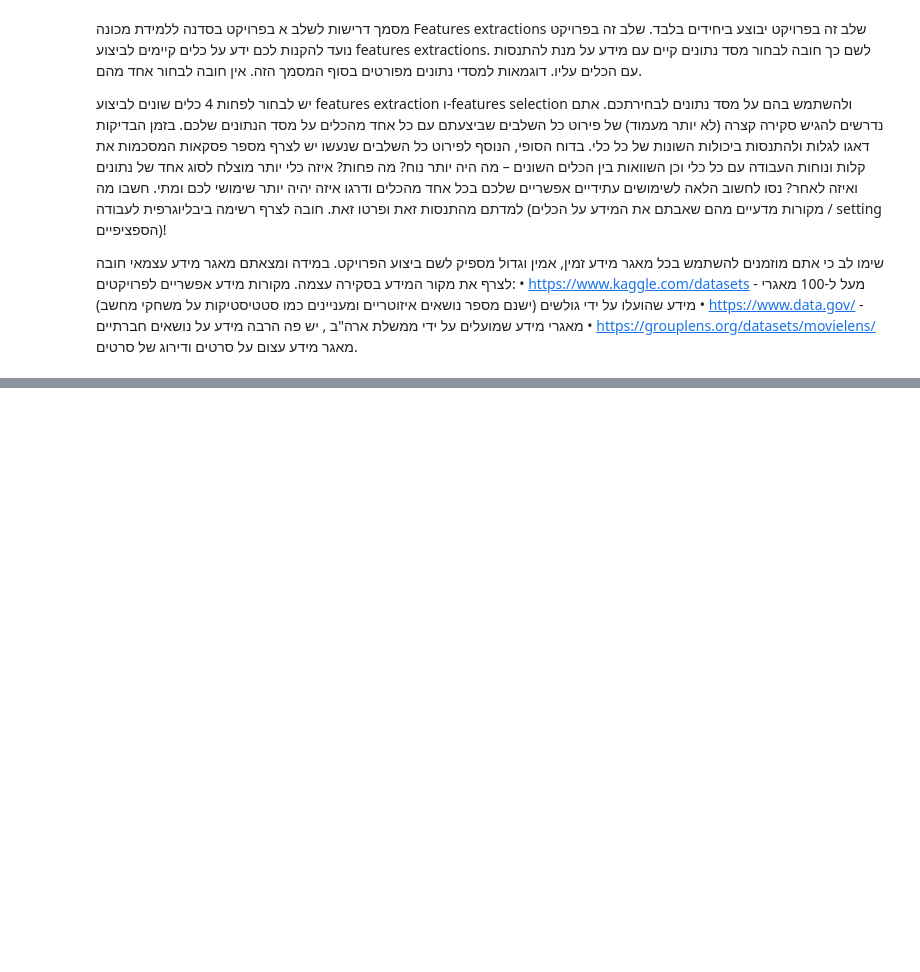
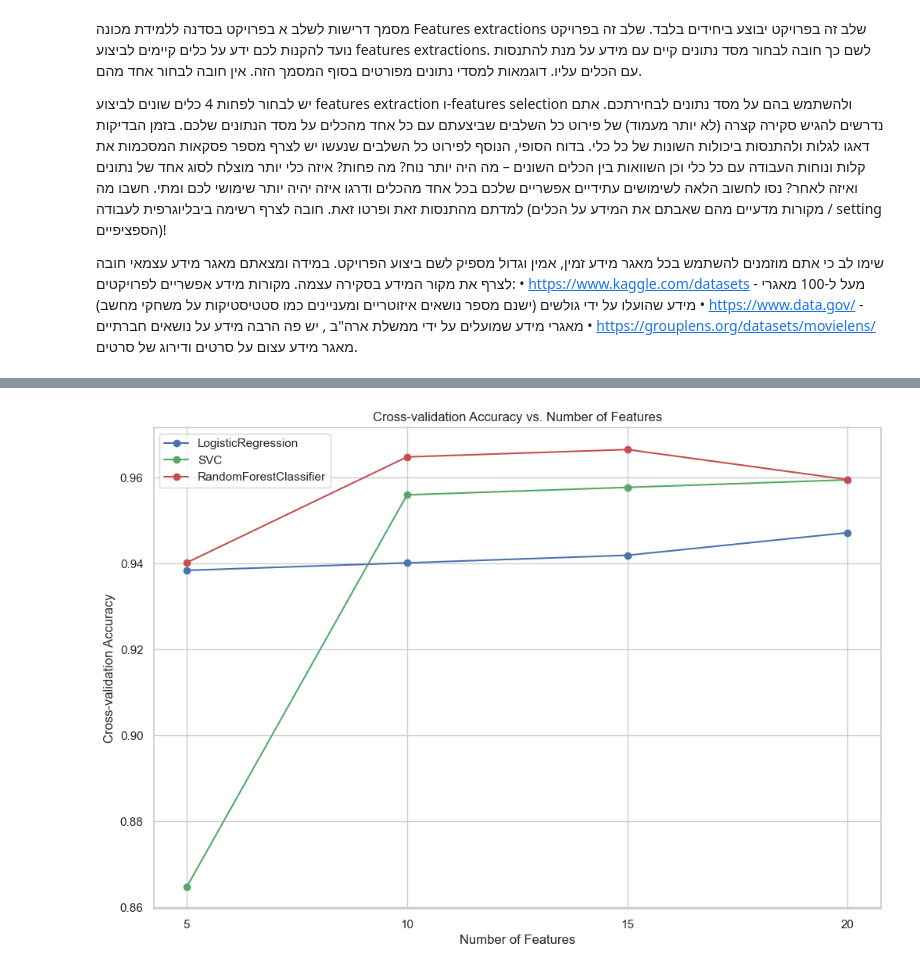
Before and after one commit to VladFearo/Machine-Learning-Workshop, a Jupyter notebook: Feature_comparison.ipynb, the cells around one changed output, grey strips where cells are left out. Saved outputs shown, nothing was run; the diff lists cells and outputs as text; code cells hidden in the pictures; blank space fills up the shorter version.

```diff
--- a/Feature_comparison.ipynb
+++ b/Feature_comparison.ipynb
@@ -16,23 +16,3 @@ Features extractions
 • https://www.kaggle.com/datasets - מעל ל-100 מאגרי מידע שהועלו על ידי גולשים (ישנם מספר נושאים איזוטריים ומעניינים כמו סטטיסטיקות על משחקי מחשב)
 • https://www.data.gov/ - מאגרי מידע שמועלים על ידי ממשלת ארה"ב , יש פה הרבה מידע על נושאים חברתיים
 • https://grouplens.org/datasets/movielens/ מאגר מידע עצום על סרטים ודירוג של סרטים.
-# %%
-from sklearn.datasets import load_breast_cancer
-from sklearn.feature_selection import SelectKBest, chi2
-
-# Load the breast cancer dataset
-data = load_breast_cancer()
-X, y = data.data, data.target
-feature_names = data.feature_names
-
-# Perform feature selection
-k_best_features = 10  # You can change this value based on your preference
-selector = SelectKBest(score_func=chi2, k=k_best_features)
-X_selected = selector.fit_transform(X, y)
-
-# Get the selected feature indices
-selected_feature_indices = selector.get_support(indices=True)
-
-# Print the names of the selected features
-selected_feature_names = [feature_names[i] for i in selected_feature_indices]
-print("Selected features:", selected_feature_names)
@@ -459,0 +19,61 @@ len(X)
+# %%
+import matplotlib.pyplot as plt
+from sklearn.datasets import load_breast_cancer
+from sklearn.feature_selection import RFE
+from sklearn.model_selection import KFold, cross_val_score
+from sklearn.linear_model import LogisticRegression
+from sklearn.svm import SVC
+from sklearn.ensemble import RandomForestClassifier
+
+# Load the dataset
+data = load_breast_cancer()
+X = data.data
+y = data.target
+
+# Define estimators
+estimators = [
+    LogisticRegression(max_iter=10000, C=1.0, solver='liblinear'),
+    SVC(kernel='linear'),
+    RandomForestClassifier(n_estimators=100),
+]
+
+# Define number of features to select
+n_features_list = [5, 10, 15, 20]
+
+# Initialize results dictionary
+results = {}
+
+# Perform RFE feature selection and cross-validation for each estimator and number of features
+for estimator in estimators:
+    results[estimator.__class__.__name__] = {}
+    for n_features in n_features_list:
+        selector = RFE(estimator, n_features_to_select=n_features)
+        X_selected = selector.fit_transform(X, y)
+
+        kf = KFold(n_splits=5, shuffle=True, random_state=42)
+
+        scores = cross_val_score(estimator, X_selected, y, cv=kf, scoring='accuracy')
+
+        results[estimator.__class__.__name__][n_features] = scores.mean()
+
+
+# Initialize colors for plotting
+colors = ['b', 'g', 'r']
+
+# Plot results
+plt.figure(figsize=(12, 8))
+
+for i, (estimator_name, scores) in enumerate(results.items()):
+    n_features_values = list(scores.keys())
+    accuracy_values = list(scores.values())
+    plt.plot(n_features_values, accuracy_values, marker='o', color=colors[i], label=estimator_name)
+
+plt.title('Cross-validation Accuracy vs. Number of Features')
+plt.xlabel('Number of Features')
+plt.ylabel('Cross-validation Accuracy')
+plt.legend()
+plt.grid(True)
+plt.xticks(n_features_list)
+plt.show()
+# %% [output]
+[figure, added]
```
Also changed, not shown: parts of 13 cells of this notebook.
